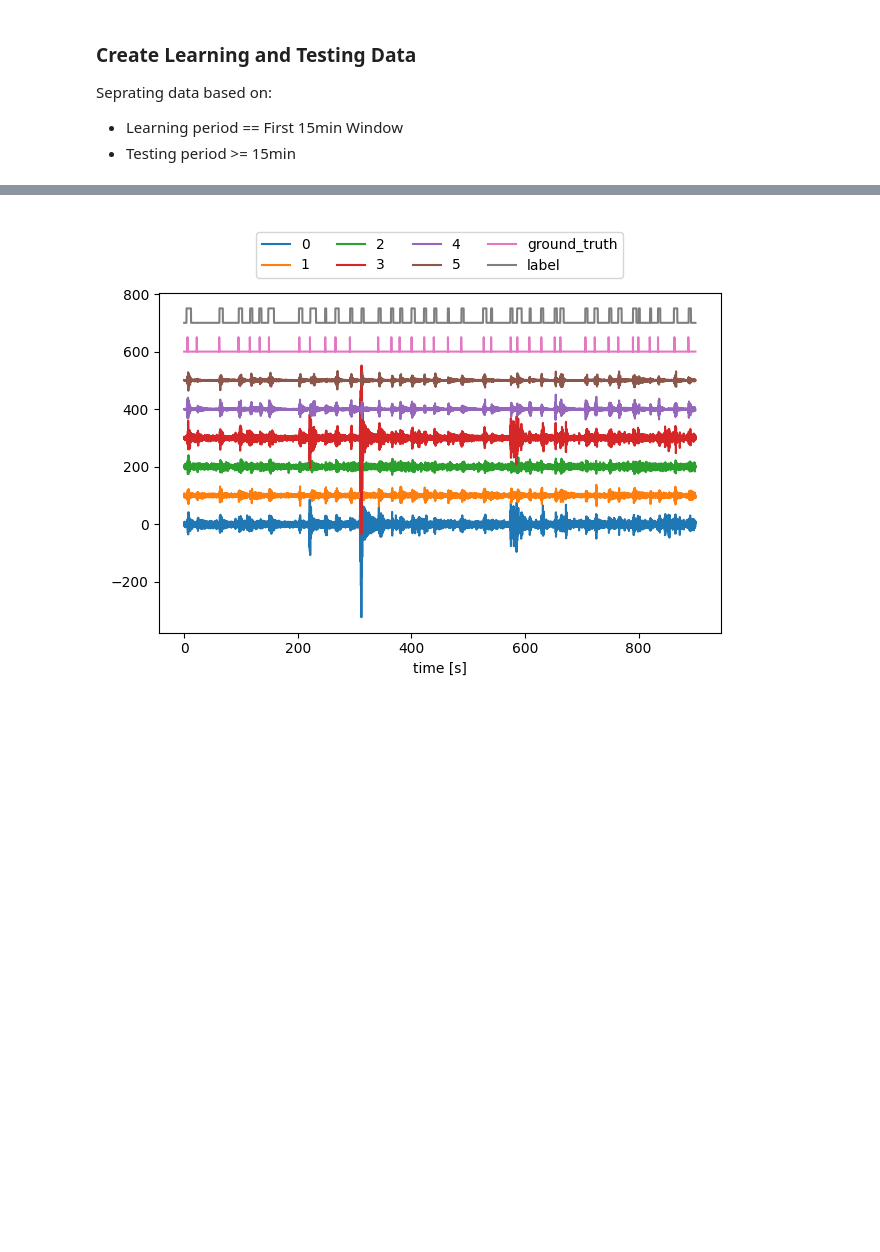
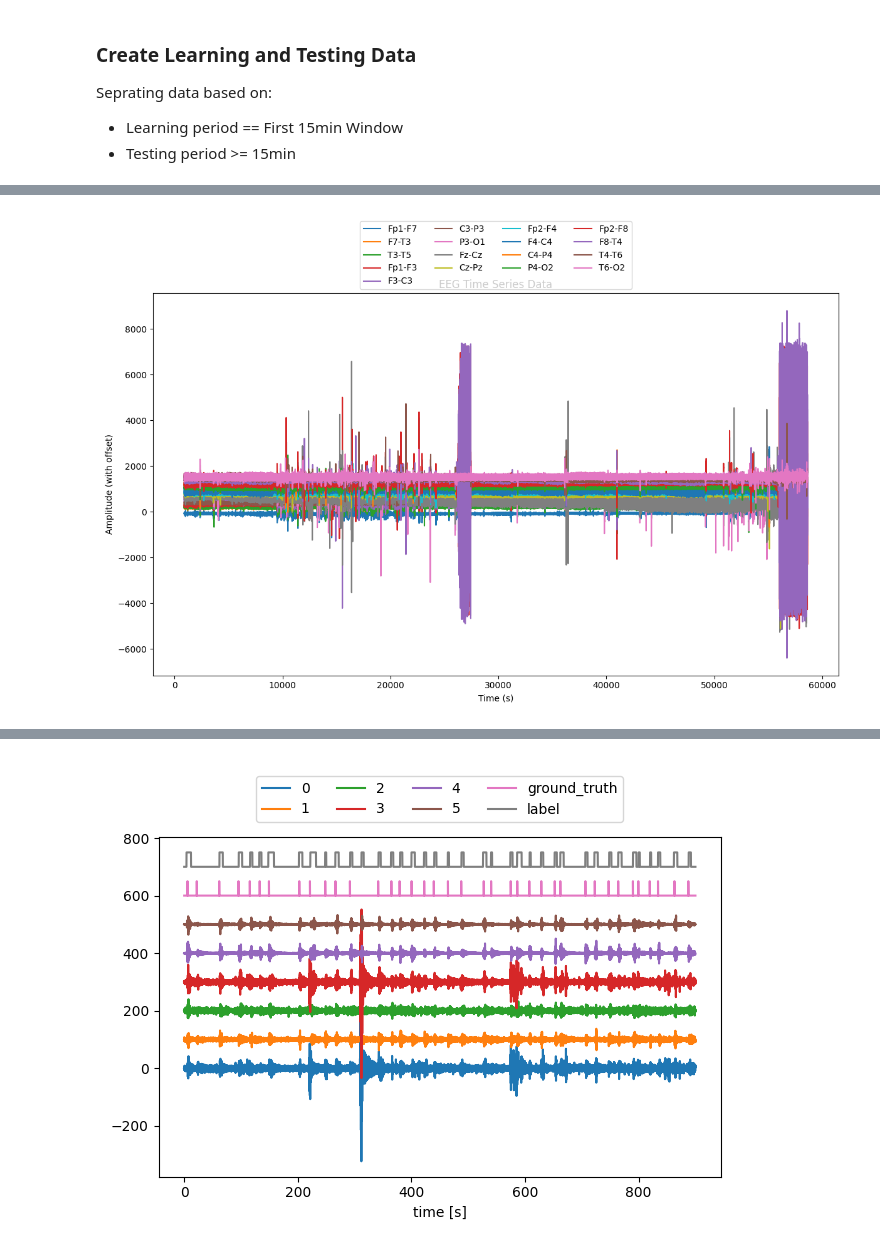
Before and after one commit to carzaga1/UnsuperDL-EEG-BSUPP, a Jupyter notebook: notebooks/01_clustering_algo_one_kispi.ipynb, the cells around one changed output, grey strips where cells are left out. Saved outputs shown, nothing was run; the diff lists cells and outputs as text; code cells hidden in the pictures; blank space fills up the shorter version.

```diff
--- a/notebooks/01_clustering_algo_one_kispi.ipynb
+++ b/notebooks/01_clustering_algo_one_kispi.ipynb
@@ -226 +271,5 @@ plot_eeg(data_testing)
+# %%
+plot_eeg_multiple(data_testing)
+# %% [output]
+[figure, added]
 # %% [markdown]
```
Also changed, not shown: parts of 22 cells of this notebook.
